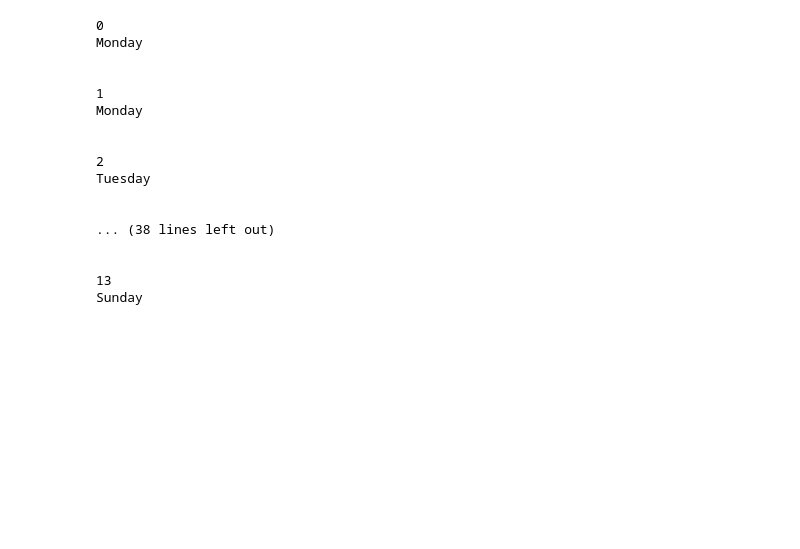
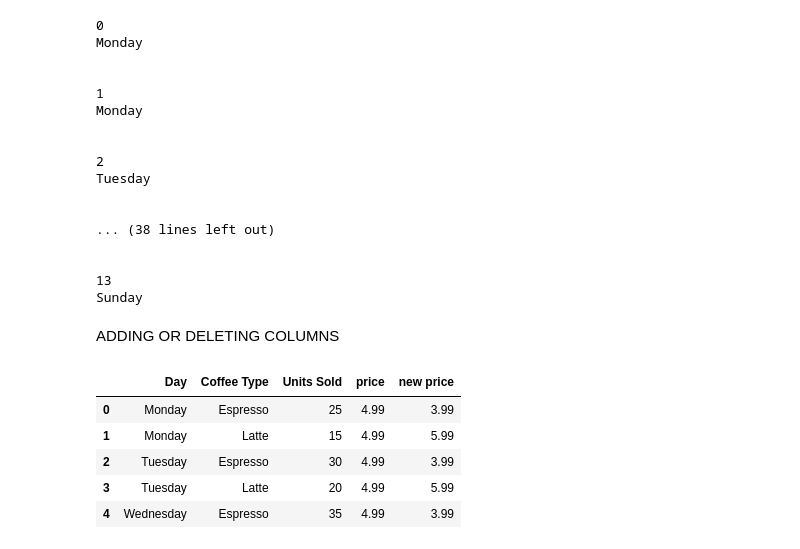
Before and after one commit to nehin17/DataScience, a Jupyter notebook: Pandas/coffee.ipynb, the cells around one changed output. Saved outputs shown, nothing was run; the diff lists cells and outputs as text; code cells hidden in the pictures; blank space fills up the shorter version.

```diff
--- a/Pandas/coffee.ipynb
+++ b/Pandas/coffee.ipynb
@@ -164,3 +165,5 @@ Tuesday
 
 13
 Sunday
+# %% [markdown]
+ADDING OR DELETING COLUMNS
@@ -166,0 +172,11 @@ Sunday
+# %%
+#adding a new column for new_price
+df["new price"]= np.where(df["Coffee Type"] =="Espresso", 3.99, 5.99)
+df.head()
+# %% [output]
+|  | Day | Coffee Type | Units Sold | price | new price |
+| 0 | Monday | Espresso | 25 | 4.99 | 3.99 |
+| 1 | Monday | Latte | 15 | 4.99 | 5.99 |
+| 2 | Tuesday | Espresso | 30 | 4.99 | 3.99 |
+| 3 | Tuesday | Latte | 20 | 4.99 | 5.99 |
+| 4 | Wednesday | Espresso | 35 | 4.99 | 3.99 |
```
Also changed, not shown: parts of 10 cells of this notebook, 2 other files.
